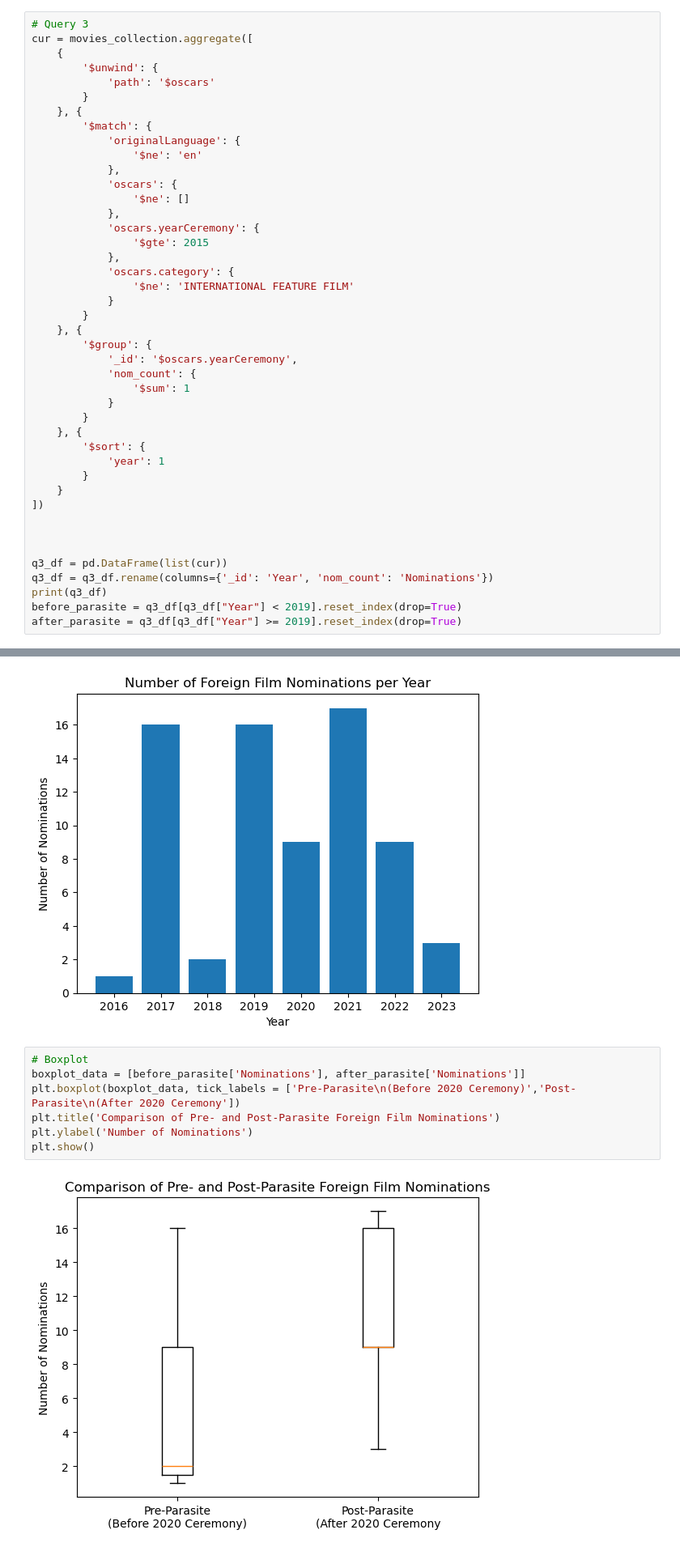
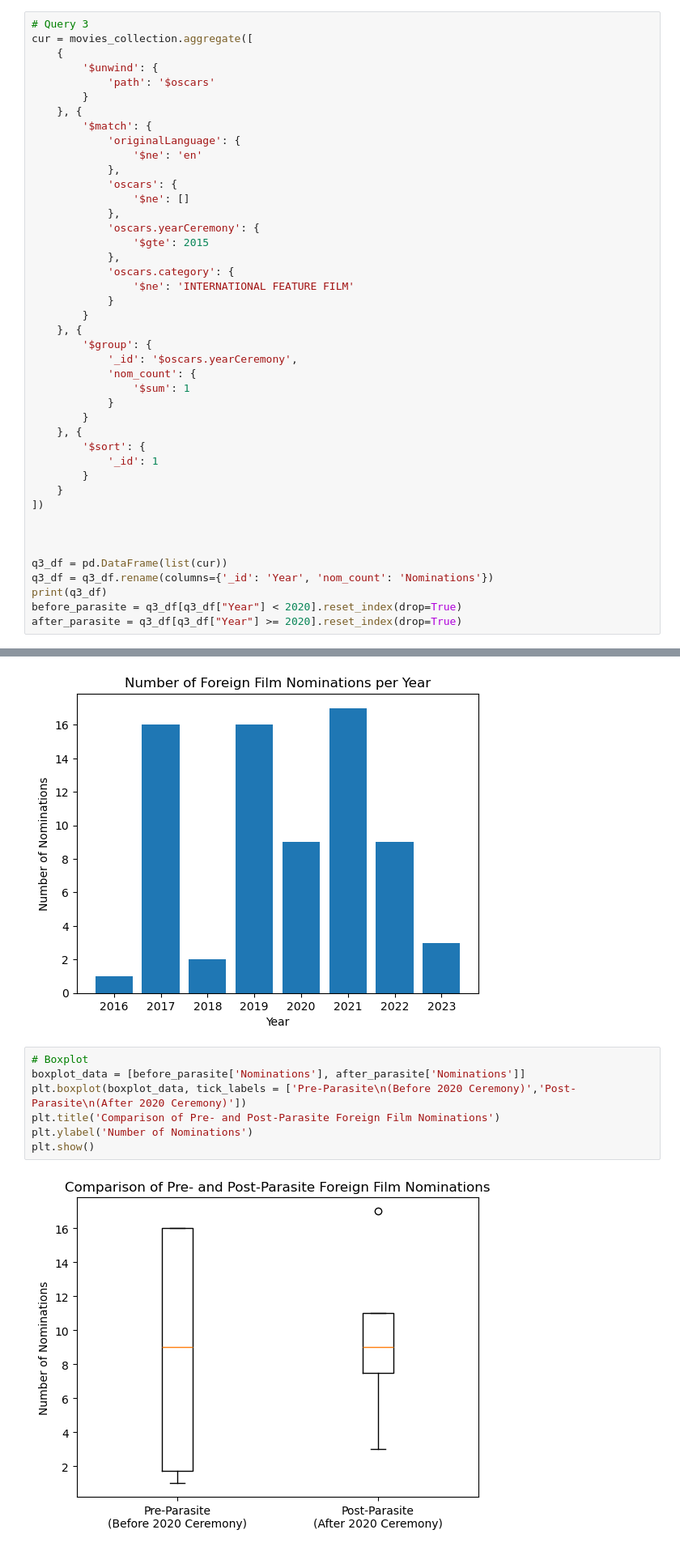
Before and after one commit to maggie63/cpsc368_group19, a Jupyter notebook: mongodb_query3.ipynb, the cells around one changed output, grey strips where cells are left out. Shown at 81% size. Cells and saved outputs as stored; diff of their text form.

Commit message:
edited plot label

```diff
--- a/mongodb_query3.ipynb
+++ b/mongodb_query3.ipynb
@@ -64,7 +64,7 @@ cur = movies_collection.aggregate([
         }
     }, {
         '$sort': {
-            'year': 1
+            '_id': 1
         }
     }
 ])
@@ -74,7 +74,7 @@ cur = movies_collection.aggregate([
 q3_df = pd.DataFrame(list(cur))
 q3_df = q3_df.rename(columns={'_id': 'Year', 'nom_count': 'Nominations'})
 print(q3_df)
-before_parasite = q3_df[q3_df["Year"] < 2019].reset_index(drop=True)
-after_parasite = q3_df[q3_df["Year"] >= 2019].reset_index(drop=True)
+before_parasite = q3_df[q3_df["Year"] < 2020].reset_index(drop=True)
+after_parasite = q3_df[q3_df["Year"] >= 2020].reset_index(drop=True)
 # %% [output]
    Year  Nominations
@@ -122,9 +122,9 @@ plt.show()
 # %%
 # Boxplot
 boxplot_data = [before_parasite['Nominations'], after_parasite['Nominations']]
-plt.boxplot(boxplot_data, tick_labels = ['Pre-Parasite\n(Before 2020 Ceremony)','Post-Parasite\n(After 2020 Ceremony'])
+plt.boxplot(boxplot_data, tick_labels = ['Pre-Parasite\n(Before 2020 Ceremony)','Post-Parasite\n(After 2020 Ceremony)'])
 plt.title('Comparison of Pre- and Post-Parasite Foreign Film Nominations')
 plt.ylabel('Number of Nominations')
 plt.show()
 # %% [output]
-[figure, old version]
+[figure, new version]
```
Also changed, not shown: parts of 4 cells of this notebook.
